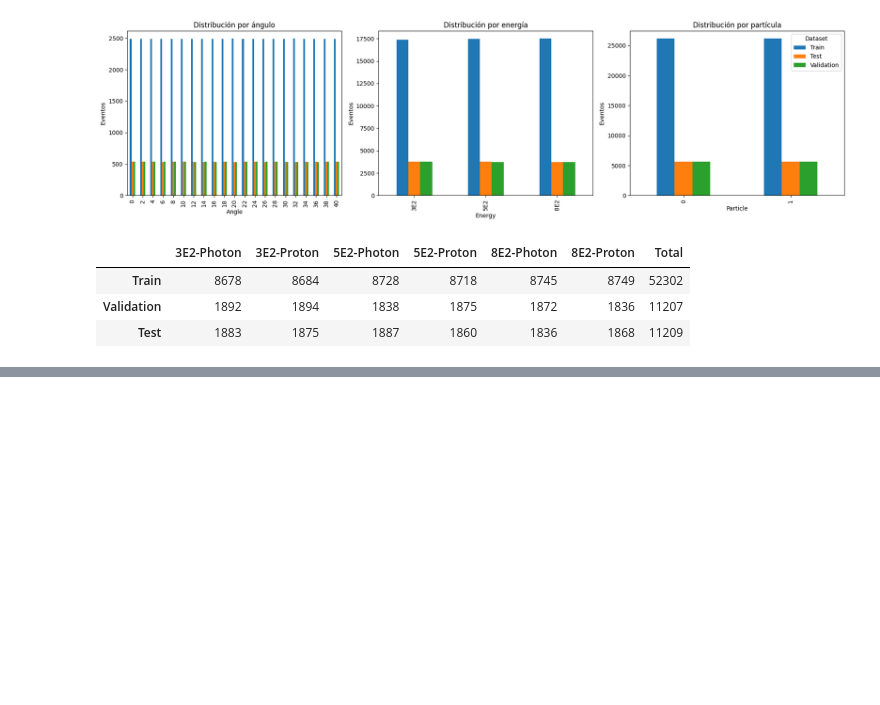
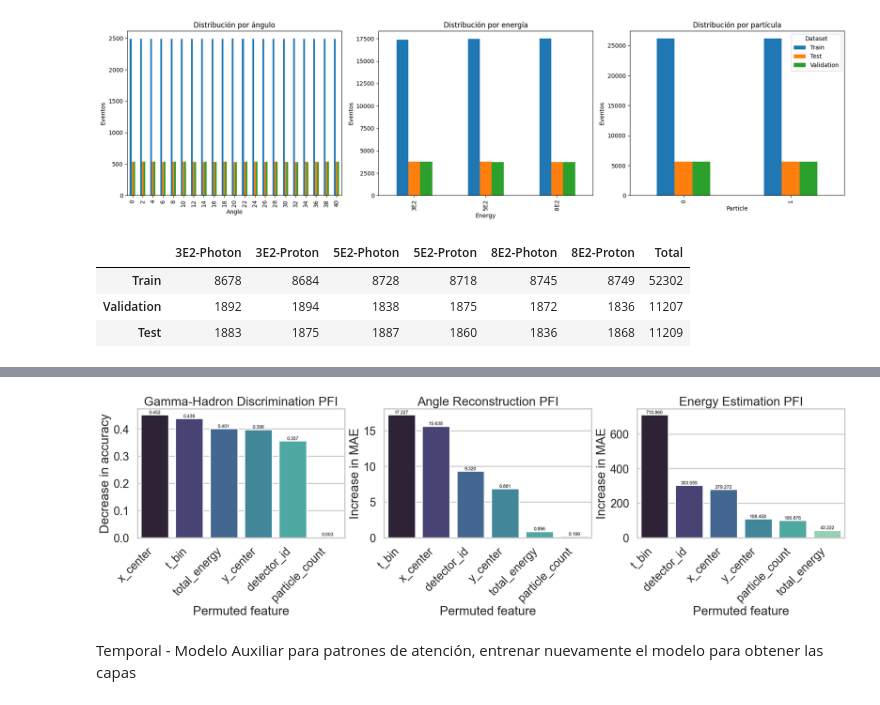
Before and after one commit to luisnavarrof/CONDOR_EAS-Reconstruction, a Jupyter notebook: CONDOR_EAS-Reconstruction.ipynb, the cells around one changed output, grey strips where cells are left out. Cells and saved outputs as stored; diff of their text form; code cells hidden in the pictures; blank space fills up the shorter version.

```diff
--- a/CONDOR_EAS-Reconstruction.ipynb
+++ b/CONDOR_EAS-Reconstruction.ipynb
@@ -1351,0 +1403,63 @@ Gráficas y mapas de atención guardados en: C:\Users\Froxo\OneDrive - Universid
+# %%
+import matplotlib.pyplot as plt
+import seaborn as sns
+
+def _friendly_feature_name(raw_name: str) -> str:
+    return raw_name.split("::", 1)[-1]
+
+def plot_pfi_triptych(pfi_results, top_n=None, output_path=None):
+    tasks_order = [
+        ("particle", "Gamma-Hadron Discrimination PFI", "Decrease in accuracy"),
+        ("angle", "Angle Reconstruction PFI", "Increase in MAE"),
+        ("energy", "Energy Estimation PFI", "Increase in MAE"),
+    ]
+    fig, axes = plt.subplots(1, 3, figsize=(20, 6), constrained_layout=True)
+    sns.set_style("whitegrid")
+
+    for ax, (task, title, ylabel) in zip(axes, tasks_order):
+        subset = pfi_results[pfi_results["task"] == task].copy()
+        subset = subset.sort_values("importance_delta", ascending=False)
+        if top_n is not None:
+            subset = subset.head(top_n)
+
+        subset["feature_pretty"] = subset["feature"].apply(_friendly_feature_name)
+        sns.barplot(
+            data=subset,
+            x="feature_pretty",
+            y="importance_delta",
+            hue="feature_pretty",
+            palette="mako",
+            ax=ax,
+            legend=False,
+        )
+        ax.set_title(title)
+        ax.set_xlabel("Permuted feature")
+        ax.set_ylabel(ylabel)
+        plt.setp(ax.get_xticklabels(), rotation=45, ha="right")
+
+        for bar_idx, (_, row) in enumerate(subset.iterrows()):
+            ax.text(
+                bar_idx,
+                row["importance_delta"],
+                f"{row['importance_delta']:.3f}",
+                ha="center",
+                va="bottom" if row["importance_delta"] >= 0 else "top",
+                fontsize=9,
+                color="black",
+            )
+
+    fig.subplots_adjust(bottom=0.28, wspace=0.25)
+
+    if output_path is not None:
+        fig.savefig(output_path, dpi=200, bbox_inches="tight")
+    plt.show()
+
+plot_pfi_triptych(
+    pfi_results,
+    top_n=None,
+    output_path=ARTIFACTS_DIR / "diagnostics" / "permutation_importance_all_tasks.png",
+)
+# %% [output]
+[figure, added]
+# %% [markdown]
+Temporal - Modelo Auxiliar para patrones de atención, entrenar nuevamente el modelo para obtener las capas
```
Also changed, not shown: parts of 28 cells of this notebook, 1 other file.
